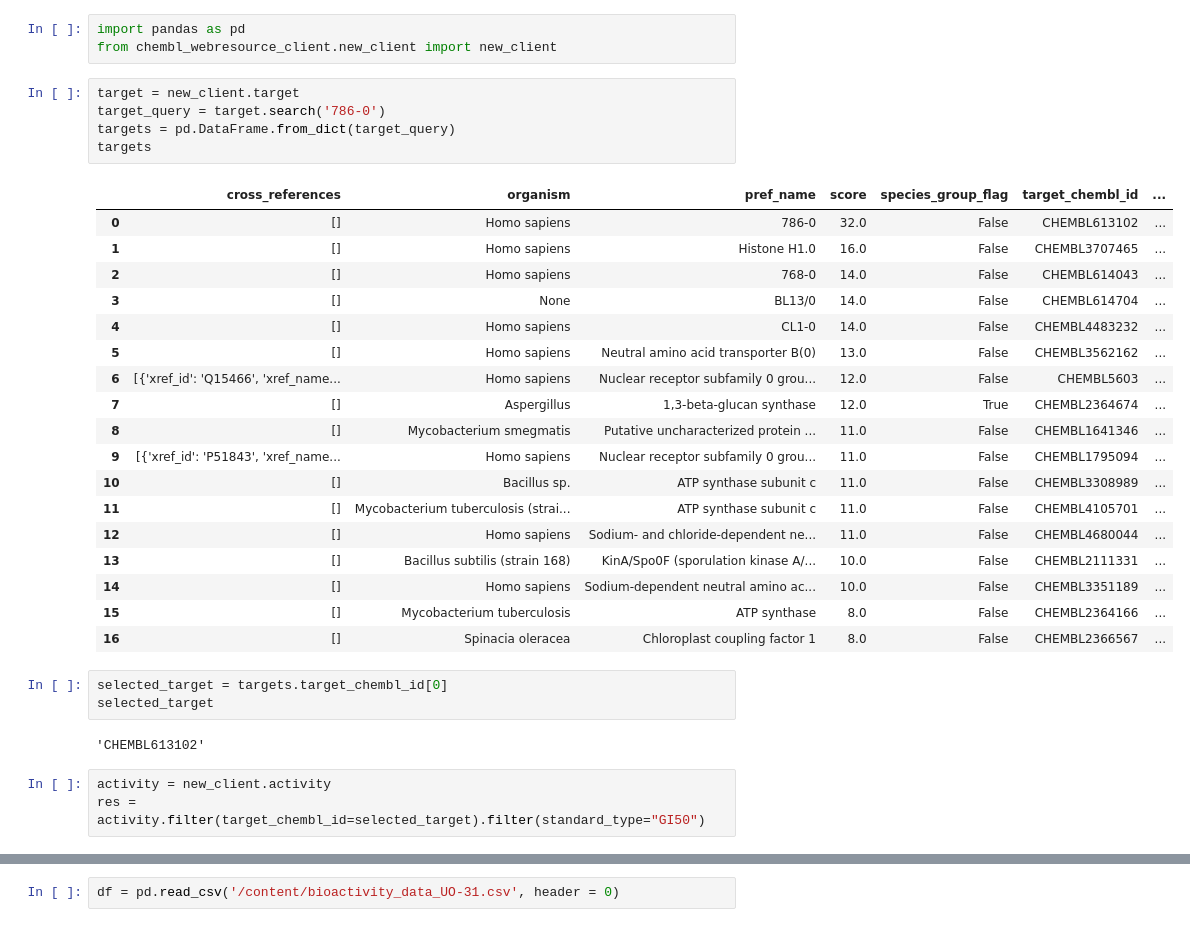
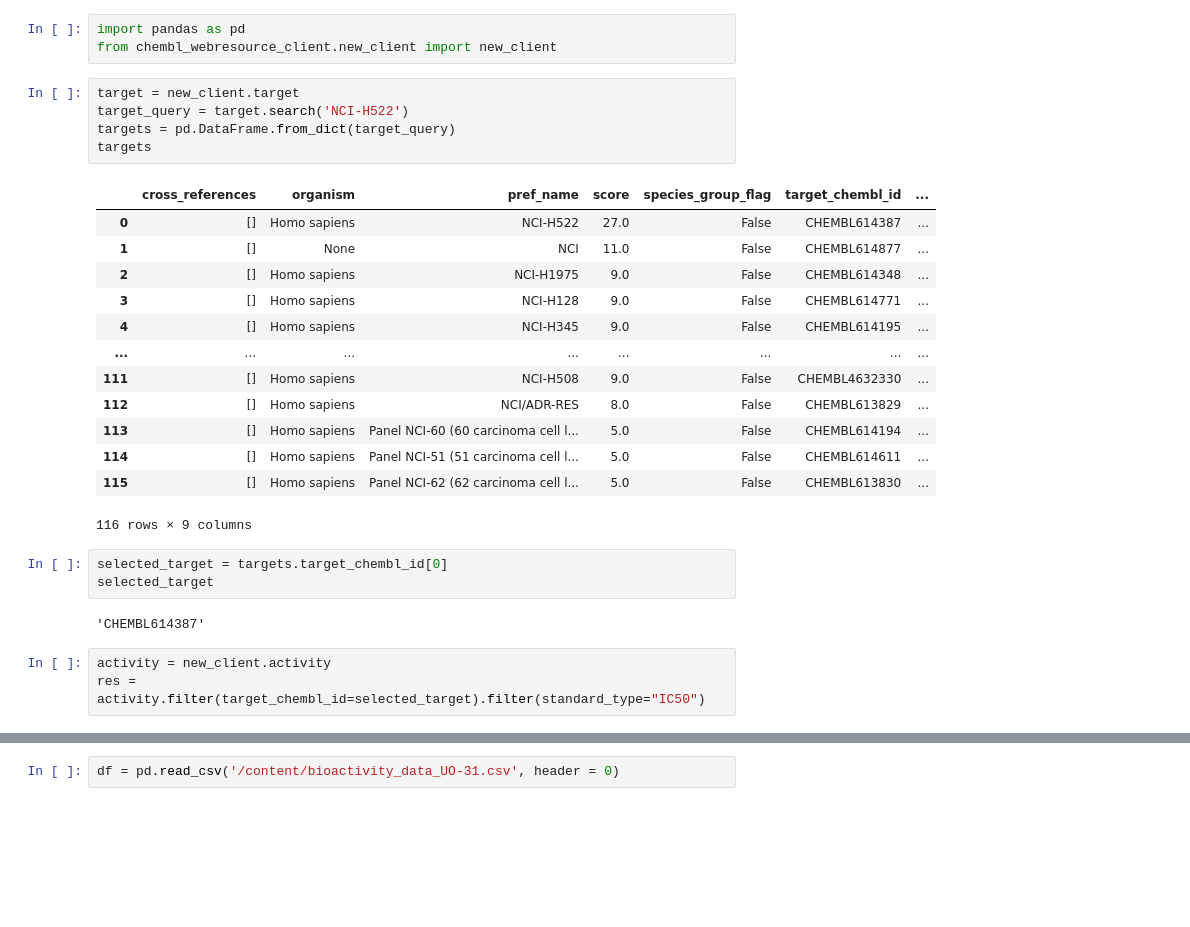
Before and after one commit to Jahan08/hERG-web-app, a Jupyter notebook: Retrieve-Data-Cancer.ipynb, the cells around one changed output, grey strips where cells are left out. Drawn from its saved outputs; the diff is of its cells as text; blank space fills up the shorter version.

```diff
--- a/Retrieve-Data-Cancer.ipynb
+++ b/Retrieve-Data-Cancer.ipynb
@@ -25,36 +25,31 @@ import pandas as pd
 from chembl_webresource_client.new_client import new_client
 # %%
 target = new_client.target
-target_query = target.search('786-0')
+target_query = target.search('NCI-H522')
 targets = pd.DataFrame.from_dict(target_query)
 targets
 # %% [output]
 |  | cross_references | organism | pref_name | score | species_group_flag | target_chembl_id | ... |
-| 0 | [] | Homo sapiens | 786-0 | 32.0 | False | CHEMBL613102 | ... |
-| 1 | [] | Homo sapiens | Histone H1.0 | 16.0 | False | CHEMBL3707465 | ... |
-| 2 | [] | Homo sapiens | 768-0 | 14.0 | False | CHEMBL614043 | ... |
-| 3 | [] | None | BL13/0 | 14.0 | False | CHEMBL614704 | ... |
-| 4 | [] | Homo sapiens | CL1-0 | 14.0 | False | CHEMBL4483232 | ... |
-| 5 | [] | Homo sapiens | Neutral amino acid transporter B(0) | 13.0 | False | CHEMBL3562162 | ... |
-| 6 | [{'xref_id': 'Q15466', 'xref_name... | Homo sapiens | Nuclear receptor subfamily 0 grou... | 12.0 | False | CHEMBL5603 | ... |
-| 7 | [] | Aspergillus | 1,3-beta-glucan synthase | 12.0 | True | CHEMBL2364674 | ... |
-| 8 | [] | Mycobacterium smegmatis | Putative uncharacterized protein ... | 11.0 | False | CHEMBL1641346 | ... |
-| 9 | [{'xref_id': 'P51843', 'xref_name... | Homo sapiens | Nuclear receptor subfamily 0 grou... | 11.0 | False | CHEMBL1795094 | ... |
-| 10 | [] | Bacillus sp. | ATP synthase subunit c | 11.0 | False | CHEMBL3308989 | ... |
-| 11 | [] | Mycobacterium tuberculosis (strai... | ATP synthase subunit c | 11.0 | False | CHEMBL4105701 | ... |
-| 12 | [] | Homo sapiens | Sodium- and chloride-dependent ne... | 11.0 | False | CHEMBL4680044 | ... |
-| 13 | [] | Bacillus subtilis (strain 168) | KinA/Spo0F (sporulation kinase A/... | 10.0 | False | CHEMBL2111331 | ... |
-| 14 | [] | Homo sapiens | Sodium-dependent neutral amino ac... | 10.0 | False | CHEMBL3351189 | ... |
-| 15 | [] | Mycobacterium tuberculosis | ATP synthase | 8.0 | False | CHEMBL2364166 | ... |
-| 16 | [] | Spinacia oleracea | Chloroplast coupling factor 1 | 8.0 | False | CHEMBL2366567 | ... |
+| 0 | [] | Homo sapiens | NCI-H522 | 27.0 | False | CHEMBL614387 | ... |
+| 1 | [] | None | NCI | 11.0 | False | CHEMBL614877 | ... |
+| 2 | [] | Homo sapiens | NCI-H1975 | 9.0 | False | CHEMBL614348 | ... |
+| 3 | [] | Homo sapiens | NCI-H128 | 9.0 | False | CHEMBL614771 | ... |
+| 4 | [] | Homo sapiens | NCI-H345 | 9.0 | False | CHEMBL614195 | ... |
+| ... | ... | ... | ... | ... | ... | ... | ... |
+| 111 | [] | Homo sapiens | NCI-H508 | 9.0 | False | CHEMBL4632330 | ... |
+| 112 | [] | Homo sapiens | NCI/ADR-RES | 8.0 | False | CHEMBL613829 | ... |
+| 113 | [] | Homo sapiens | Panel NCI-60 (60 carcinoma cell l... | 5.0 | False | CHEMBL614194 | ... |
+| 114 | [] | Homo sapiens | Panel NCI-51 (51 carcinoma cell l... | 5.0 | False | CHEMBL614611 | ... |
+| 115 | [] | Homo sapiens | Panel NCI-62 (62 carcinoma cell l... | 5.0 | False | CHEMBL613830 | ... |
+116 rows × 9 columns
 # %%
 selected_target = targets.target_chembl_id[0]
 selected_target
 # %% [output]
-'CHEMBL613102'
+'CHEMBL614387'
 # %%
 activity = new_client.activity
-res = activity.filter(target_chembl_id=selected_target).filter(standard_type="GI50")
+res = activity.filter(target_chembl_id=selected_target).filter(standard_type="IC50")
 # %%
 df = pd.DataFrame.from_dict(res)
 df
```
Also changed, not shown: parts of 5 cells of this notebook.
